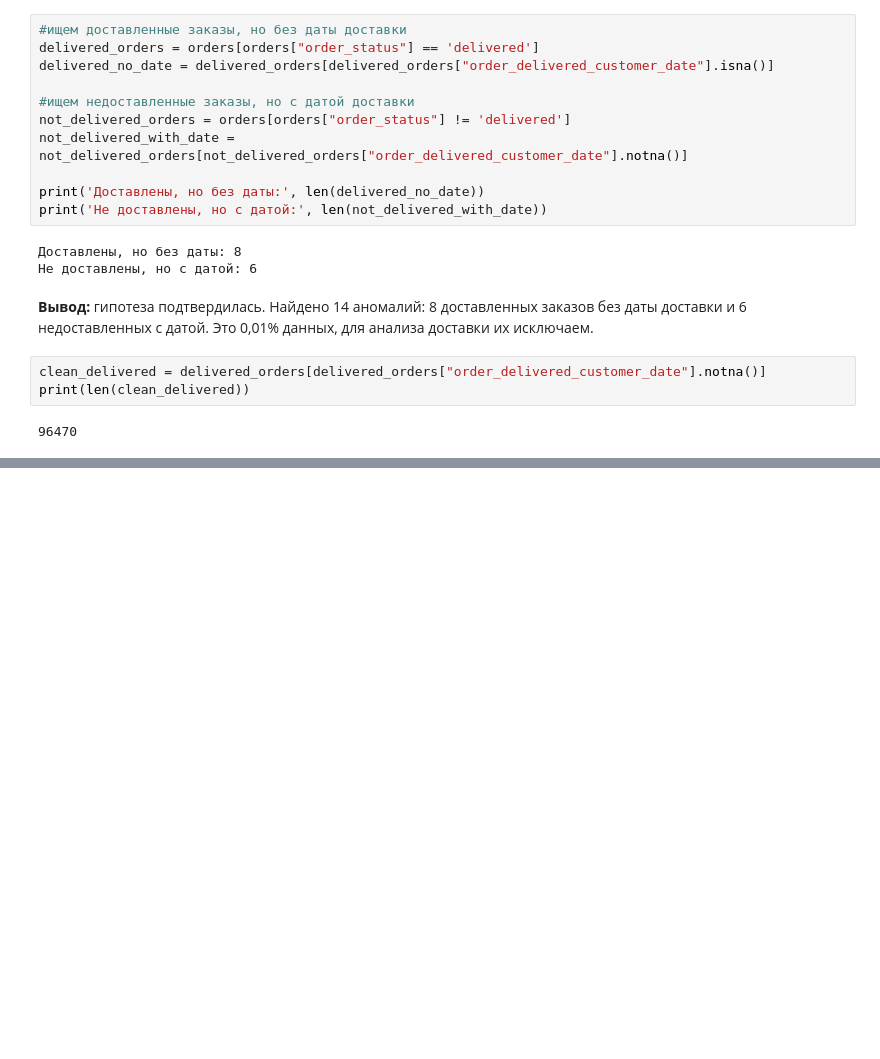
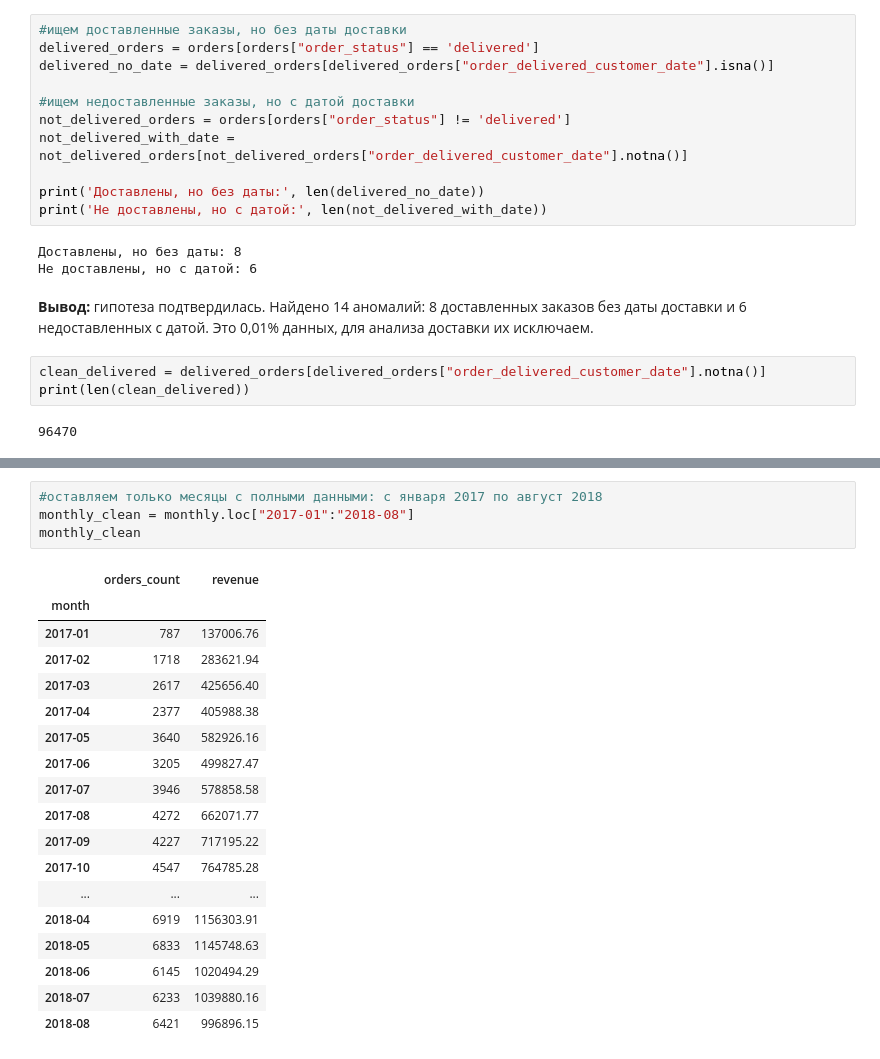
Before and after one commit to AlisnGol/ecommerce-analysis, a Jupyter notebook: analysis.ipynb, the cells around one changed output, grey strips where cells are left out. Cells and saved outputs as stored; diff of their text form; blank space fills up the shorter version.

```diff
--- a/analysis.ipynb
+++ b/analysis.ipynb
@@ -92,0 +142,23 @@ print(len(clean_delivered))
+# %%
+#оставляем только месяцы с полными данными: с января 2017 по август 2018
+monthly_clean = monthly.loc["2017-01":"2018-08"]
+monthly_clean
+# %% [output]
+|  | orders_count | revenue |
+| month |  |  |
+| 2017-01 | 787 | 137006.76 |
+| 2017-02 | 1718 | 283621.94 |
+| 2017-03 | 2617 | 425656.40 |
+| 2017-04 | 2377 | 405988.38 |
+| 2017-05 | 3640 | 582926.16 |
+| 2017-06 | 3205 | 499827.47 |
+| 2017-07 | 3946 | 578858.58 |
+| 2017-08 | 4272 | 662071.77 |
+| 2017-09 | 4227 | 717195.22 |
+| 2017-10 | 4547 | 764785.28 |
+| ... | ... | ... |
+| 2018-04 | 6919 | 1156303.91 |
+| 2018-05 | 6833 | 1145748.63 |
+| 2018-06 | 6145 | 1020494.29 |
+| 2018-07 | 6233 | 1039880.16 |
+| 2018-08 | 6421 | 996896.15 |
```
Also changed, not shown: parts of 5 cells of this notebook.
